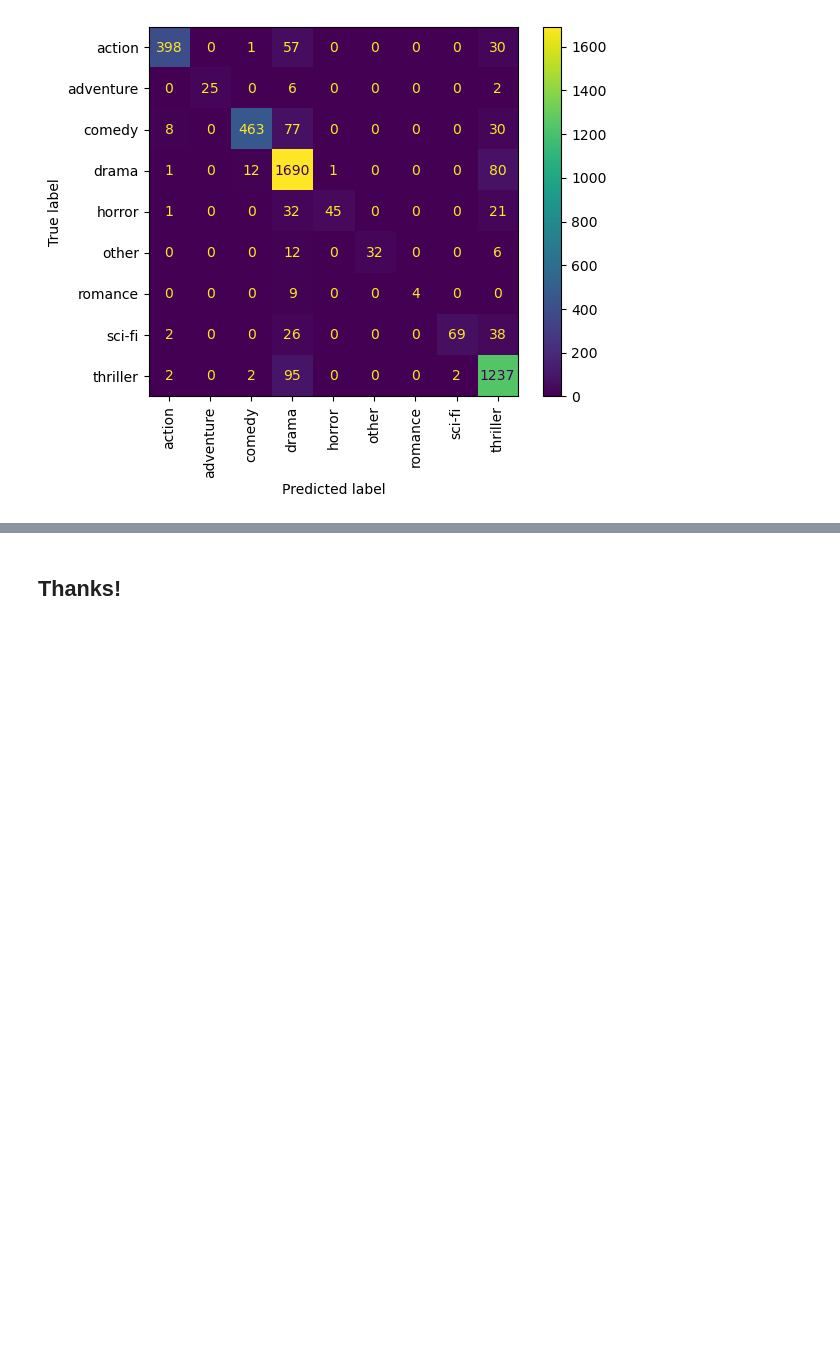
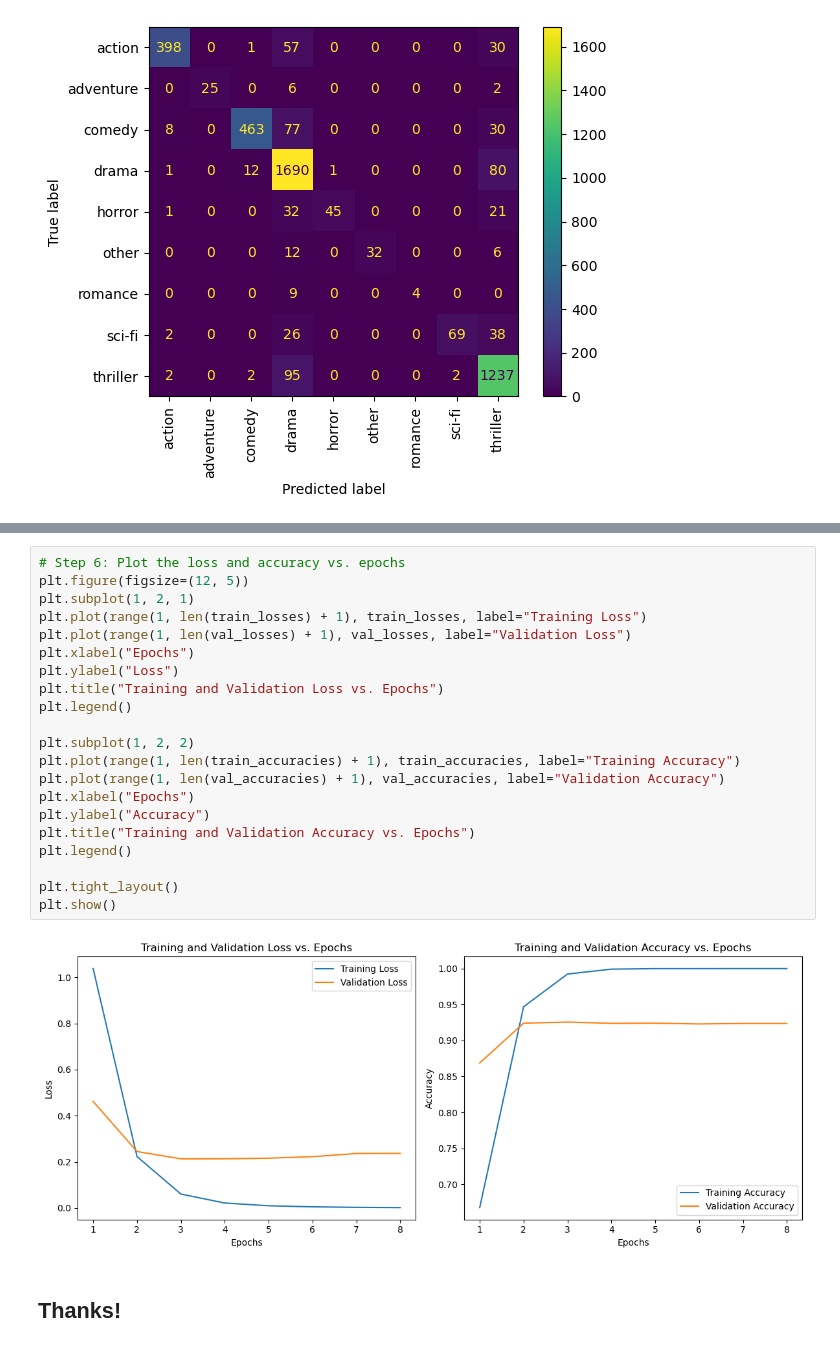
Before and after one commit to NatisAI/Genre_From_Subtitles, a Jupyter notebook: Genre_from_subtitles.ipynb, the cells around one changed output, grey strips where cells are left out. Saved outputs shown, nothing was run; the diff lists cells and outputs as text; blank space fills up the shorter version.

```diff
--- a/Genre_from_subtitles.ipynb
+++ b/Genre_from_subtitles.ipynb
@@ -302,3 +566,26 @@ print(metrics.confusion_matrix(yval,y_pred2))
+# %%
+# Step 6: Plot the loss and accuracy vs. epochs
+plt.figure(figsize=(12, 5))
+plt.subplot(1, 2, 1)
+plt.plot(range(1, len(train_losses) + 1), train_losses, label="Training Loss")
+plt.plot(range(1, len(val_losses) + 1), val_losses, label="Validation Loss")
+plt.xlabel("Epochs")
+plt.ylabel("Loss")
+plt.title("Training and Validation Loss vs. Epochs")
+plt.legend()
+
+plt.subplot(1, 2, 2)
+plt.plot(range(1, len(train_accuracies) + 1), train_accuracies, label="Training Accuracy")
+plt.plot(range(1, len(val_accuracies) + 1), val_accuracies, label="Validation Accuracy")
+plt.xlabel("Epochs")
+plt.ylabel("Accuracy")
+plt.title("Training and Validation Accuracy vs. Epochs")
+plt.legend()
+
+plt.tight_layout()
+plt.show()
+# %% [output]
+[figure, added]
 # %% [markdown]
 ## Thanks!
 # %%
```
Also changed, not shown: parts of 26 cells of this notebook.
